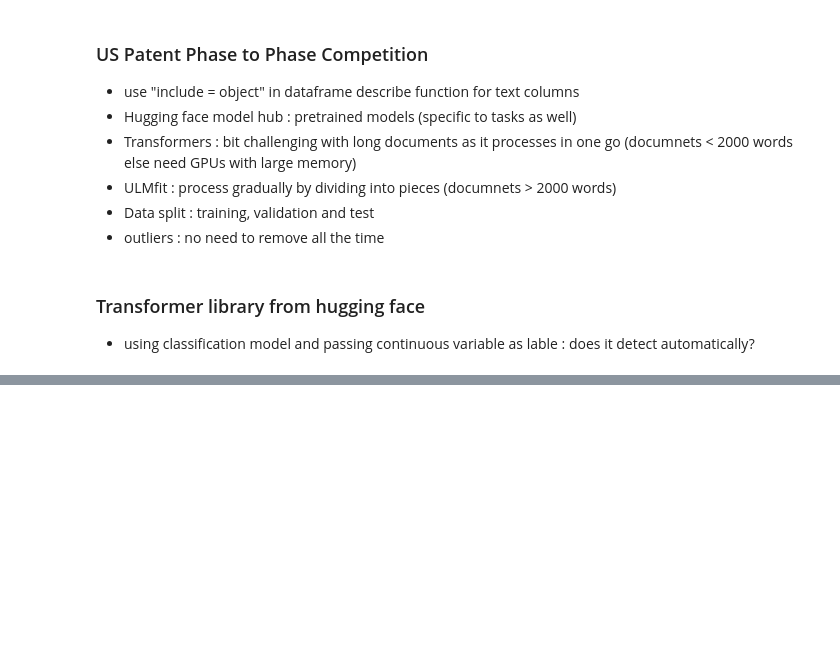
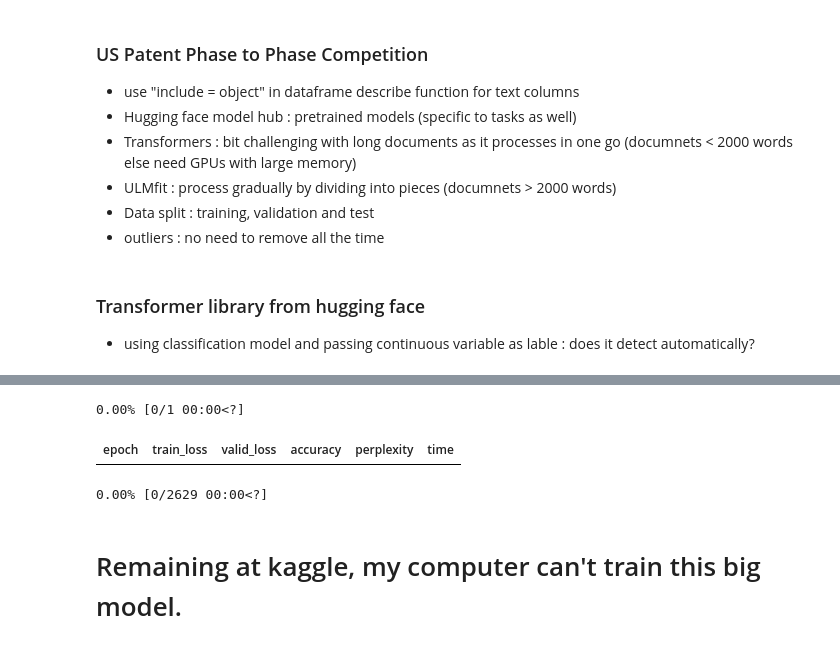
Before and after one commit to nehabansal26/fastailearning, a Jupyter notebook: Lecture4.ipynb, the cells around one changed output, grey strips where cells are left out. Drawn from its saved outputs; the diff is of its cells as text; code cells hidden in the pictures; blank space fills up the shorter version.

```diff
--- a/Lecture4.ipynb
+++ b/Lecture4.ipynb
@@ -18,0 +204,8 @@
+# %%
+learner.fit_one_cycle(1,2e-2)
+# %% [output]
+0.00% [0/1 00:00<?]
+| epoch | train_loss | valid_loss | accuracy | perplexity | time |
+0.00% [0/2629 00:00<?]
+# %% [markdown]
+# Remaining at kaggle, my computer can't train this big model.
```
Also changed, not shown: parts of 42 cells of this notebook.
